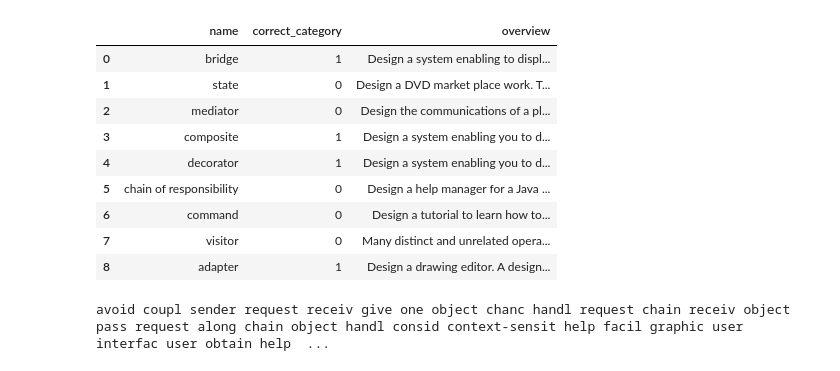
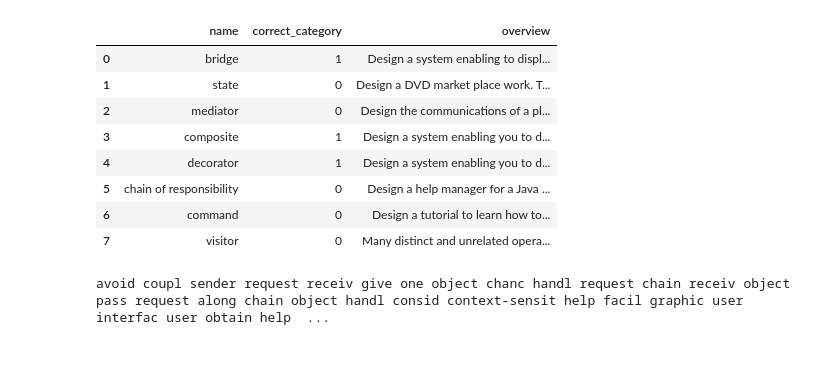
Before and after one commit to RETprojects/SWENG480-Team21, a Jupyter notebook: ml/experiments/PatternKMeans6.ipynb, the cells around one changed output. Drawn from its saved outputs; the diff is of its cells as text; code cells hidden in the pictures.

Commit message:
Average scores w/o adapter problem

```diff
--- a/ml/experiments/PatternKMeans6.ipynb
+++ b/ml/experiments/PatternKMeans6.ipynb
@@ -94,36 +94,35 @@ def getTrainData(fileName):
 problemRow = {'name':"bridge", 'correct_category':1, 'overview':"Design a system enabling to display on a screen some empty windows (no button, no menu…). A window can have several different styles depending on the platform used. We consider two platforms, XWindow and Presentation Manager. The client code must be written independently and without knowledge of the future execution platform. It is probable that the system evolves in order to display specialized windows by ‘application windows’ (able to manage applications) and ‘iconised windows’ (with an icon)"}
 problemRow2 = {'name':"state", 'correct_category':0,  'overview':"Design a DVD market place work. The DVD marketplace provides DVD to its clients with three categories: children, normal and new. A DVD is new during some weeks, and after change category. The DVD price depends on the category. It is probable that the system evolves in order to take into account the horror category"}
 problemRow3 = {'name':"mediator", 'correct_category':0,  'overview':"Design the communications of a plane approaching an airport. When a plane approaches an airport, it must announce to all the other planes which are around that it intends to land, and await their confirmation before carrying out the operation. It is the control tower of the airport which guarantees the regulation of the air traffic, by making sure that there is no trajectory or destination conflict between several planes. In addition to the class diagram, you must also submit a collaboration (in the form of a diagram of collaboration or a diagram of objects and sequence) that describes the landing of a plane amidst in a context of two demands to land and one wanting to take off"}
 problemRow4 = {'name':"composite", 'correct_category':1, 'overview':"Design a system enabling you to draw a graphic image. A graphic image is composed of lines, rectangles, texts, and images. An image may be composed of other images, lines, rectangles, and texts"}
 problemRow5 = {'name':"decorator", 'correct_category':1, 'overview':"Design a system enabling you to display visual objects on a screen. A visual object can be composed of one or more texts or images. If needed, the system must allow the addition of a vertical scroll bar, a horizontal scroll bar, an edge and a menu to this object. These additions may be accumulated."}
 problemRow6 = {'name':"chain of responsibility", 'correct_category':0, 'overview':"Design a help manager for a Java application. A help manager allows the display of a help message depending on the objects on which a client has clicked. For example, the “?”, sometimes located near the contextual menu of a Windows dialog box, allows the display of the help related to the button or the area where to click. If the button on which one clicks does not contain help, it is the area container which displays its help, and so on. If any object contains help, the help manager displays /“No help available for this area/”. Instantiate your class diagram in a sequence diagram of the example of a printing window. This window (JDialog) consists in an explanatory text (JLabel) and in a container (JPanel). This last contains a /“Print button/” (JButton) and a /“Cancel button/” (JButton). The /“Print button/” contains help /“Launches the impression of the document/”. The /“Cancel button/” the text as well as the window do not contain help. Lastly, the container contains help /“Click on one of the buttons/”. In the sequence diagram, reveal the scenarios: /“The user asks for the help of the Print button/”, /“the user asks for the help of the Cancel button/”, and /“the user asks for the help of the text/”"}
 problemRow7 = {'name':"command", 'correct_category':0, 'overview':"Design a tutorial to learn how to program a calculator. This calculator executes the four basic arithmetic operations. The goal of this tutorial is to make it possible to take a set of operations to be executed sequentially. The tutorial presents a button for each arithmetic operation, and two input fields for the operands. After each click on a button of an operation, the user has then the choice to start again or execute the sequence of operations to obtain the result. It is probable that this tutorial evolves in order to make it possible for the user to remove the last operation of the list and to take into account the operation of modulo"}
 problemRow8 = {'name':"visitor", 'correct_category':0, 'overview':"Many distinct and unrelated operations need to be performed on node objects in a heterogeneous aggregate structure. You want to avoid ‘polluting’ the node classes with these operations. And, you don't want to have to query the type of each node and cast the pointer to the correct type before performing the desired operation."}
-problemRow9 = {'name':"adapter", 'correct_category':1, 'overview':"Design a drawing editor. A design is composed of te graphics (lines, rectangles and roses), positioned at precise positions. Each graphic form must be modeled by a class that provides a method draw(): void. A rose is a complex graphic designed by a black-box class component. This component performs this drawing in memory, and provides access through a method getRose(): int that returns the address of the drawing. It is probable that the system evolves in order to draw circles"}
+#problemRow9 = {'name':"adapter", 'correct_category':1, 'overview':"Design a drawing editor. A design is composed of te graphics (lines, rectangles and roses), positioned at precise positions. Each graphic form must be modeled by a class that provides a method draw(): void. A rose is a complex graphic designed by a black-box class component. This component performs this drawing in memory, and provides access through a method getRose(): int that returns the address of the drawing. It is probable that the system evolves in order to draw circles"}
 #TODO: we need some design problems related to creational patterns
 #df = df.append(problemRow, ignore_index=True)
 df_problems = pd.DataFrame()
 df_problems = df_problems.append(problemRow, ignore_index=True)
 df_problems = df_problems.append(problemRow2, ignore_index=True)
 df_problems = df_problems.append(problemRow3, ignore_index=True)
 df_problems = df_problems.append(problemRow4, ignore_index=True)
 df_problems = df_problems.append(problemRow5, ignore_index=True)
 df_problems = df_problems.append(problemRow6, ignore_index=True)
 df_problems = df_problems.append(problemRow7, ignore_index=True)
 df_problems = df_problems.append(problemRow8, ignore_index=True)
-df_problems = df_problems.append(problemRow9, ignore_index=True)
+#df_problems = df_problems.append(problemRow9, ignore_index=True)
 df_problems
 # %% [output]
 |  | name | correct_category | overview |
 | 0 | bridge | 1 | Design a system enabling to displ... |
 | 1 | state | 0 | Design a DVD market place work. T... |
 | 2 | mediator | 0 | Design the communications of a pl... |
 | 3 | composite | 1 | Design a system enabling you to d... |
 | 4 | decorator | 1 | Design a system enabling you to d... |
 | 5 | chain of responsibility | 0 | Design a help manager for a Java ... |
 | 6 | command | 0 | Design a tutorial to learn how to... |
 | 7 | visitor | 0 | Many distinct and unrelated opera... |
-| 8 | adapter | 1 | Design a drawing editor. A design... |
 # %%
 # removes a list of words (ie. stopwords) from a tokenized list.
 def removeWords(listOfTokens, listOfWords):
```
Also changed, not shown: parts of 2 cells of this notebook.
